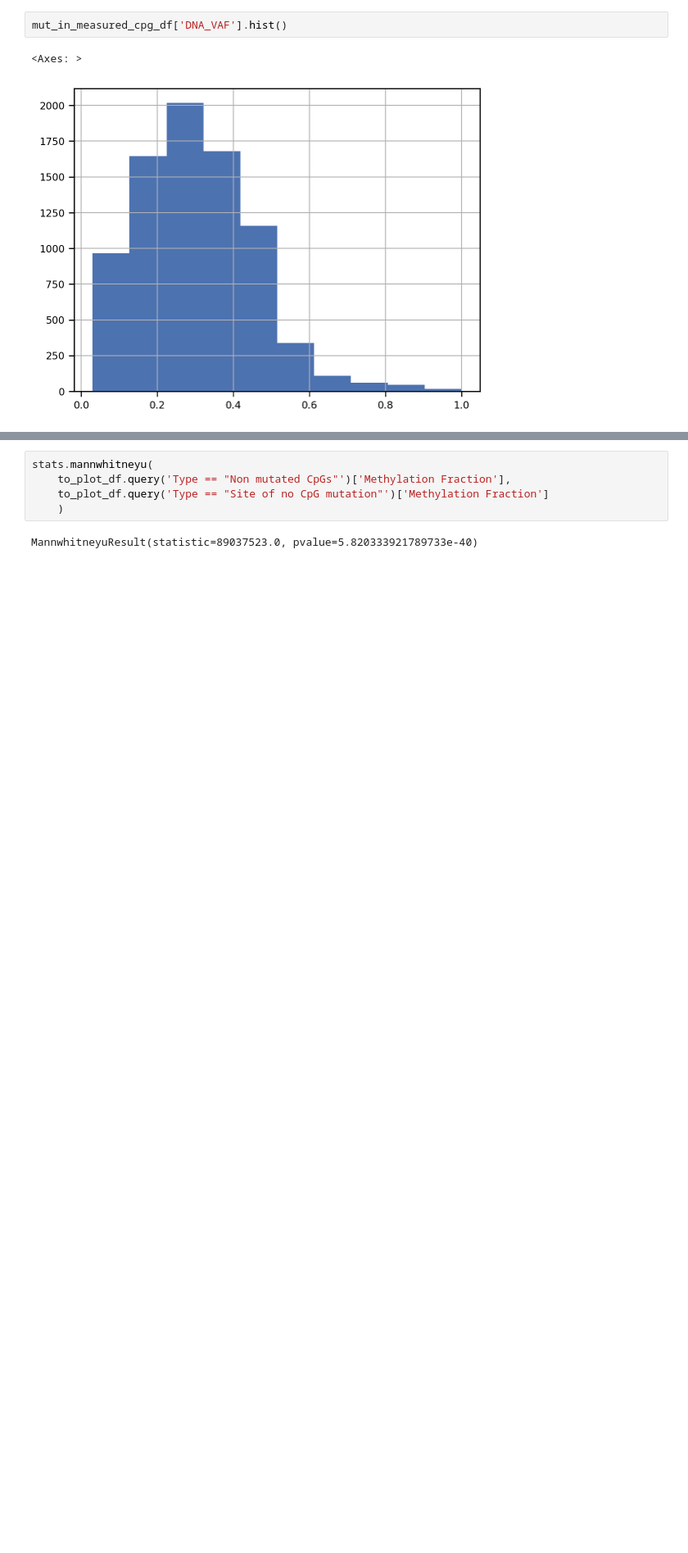
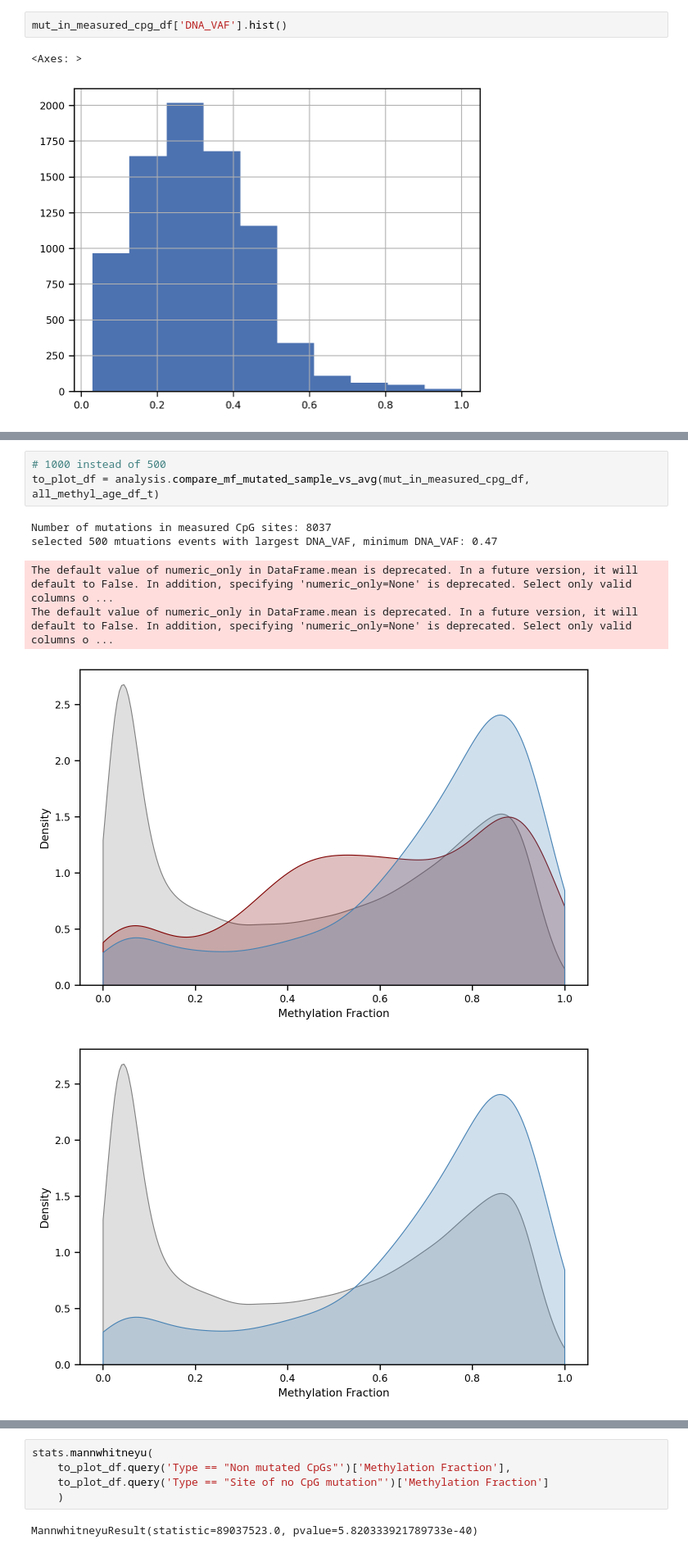
Before and after one commit to zanekoch/methylation_and_mutation, a Jupyter notebook: figure1_042023.ipynb, the cells around one changed output, grey strips where cells are left out. Shown at 82% size. Drawn from its saved outputs; the diff is of its cells as text; blank space fills up the shorter version.

Commit message:
figure tweaks

```diff
--- a/figure1_042023.ipynb
+++ b/figure1_042023.ipynb
@@ -253,0 +286,10 @@ mut_in_measured_cpg_df['DNA_VAF'].hist()
+# %%
+# 1000 instead of 500
+to_plot_df = analysis.compare_mf_mutated_sample_vs_avg(mut_in_measured_cpg_df, all_methyl_age_df_t)
+# %% [output]
+Number of mutations in measured CpG sites: 8037
+selected 500 mtuations events with largest DNA_VAF, minimum DNA_VAF: 0.47
+The default value of numeric_only in DataFrame.mean is deprecated. In a future version, it will default to False. In addition, specifying 'numeric_only=None' is deprecated. Select only valid columns o ...
+The default value of numeric_only in DataFrame.mean is deprecated. In a future version, it will default to False. In addition, specifying 'numeric_only=None' is deprecated. Select only valid columns o ...
+[figure, added]
+[figure, added]
```
Also changed, not shown: parts of 9 cells of this notebook, 1 other file.
